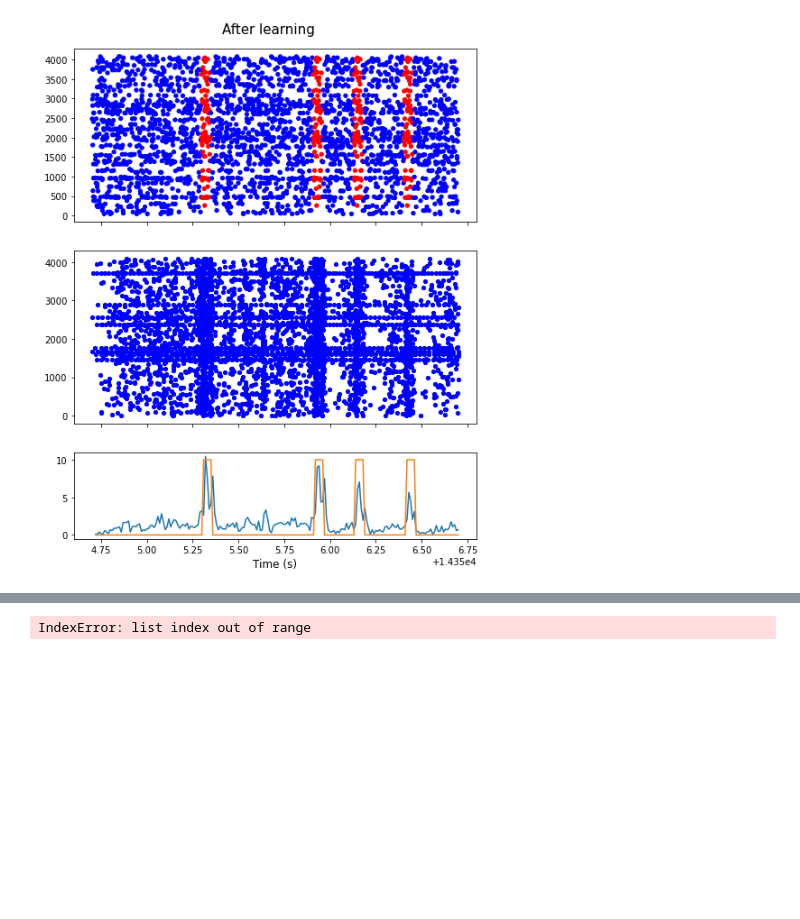
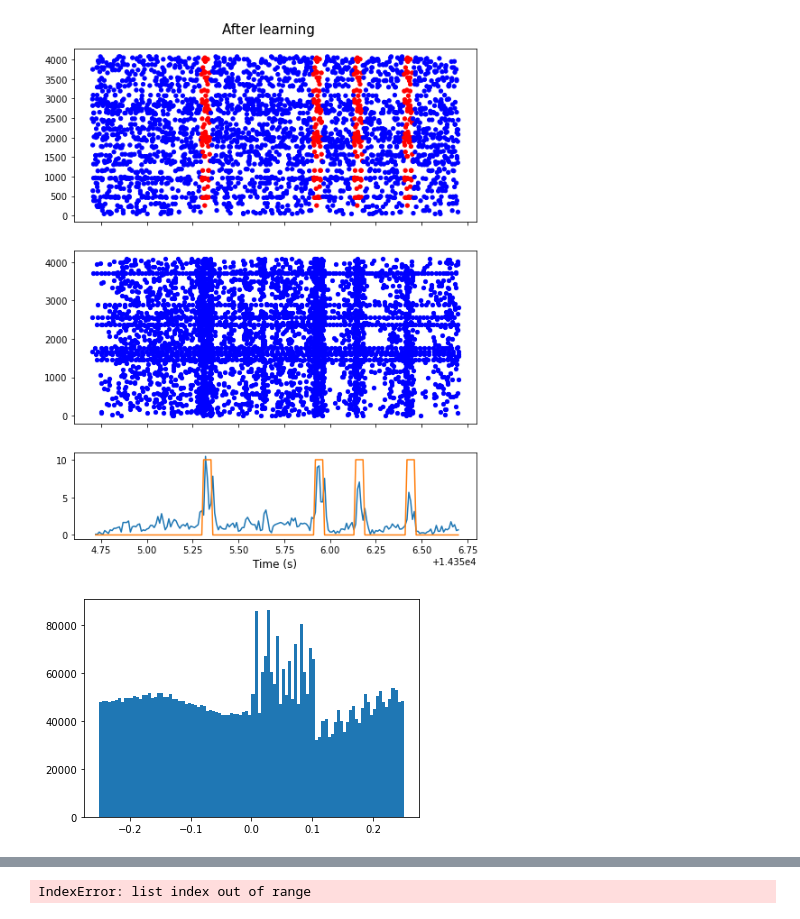
Before and after one commit to Saighi/orchestratedSaighi, a Jupyter notebook: ana/network_P copy.ipynb, the cells around one changed output, grey strips where cells are left out. Drawn from its saved outputs; the diff is of its cells as text; code cells hidden in the pictures; blank space fills up the shorter version.

```diff
--- a/ana/network_P copy.ipynb
+++ b/ana/network_P copy.ipynb
@@ -188,6 +184,10 @@ time_range = 100
 which_signal = 0
 # %%
 times,dists = tools.SpikesDistFromPat(spikes[:,0],duree_pattern,signals_times[which_signal])
+# %%
+plt.hist(dists,bins=100);
+# %% [output]
+[figure, added]
 # %%
 plt.hist(dists,bins=100);
 # %% [output]
```
Also changed, not shown: parts of 7 cells of this notebook, 8 other files.
